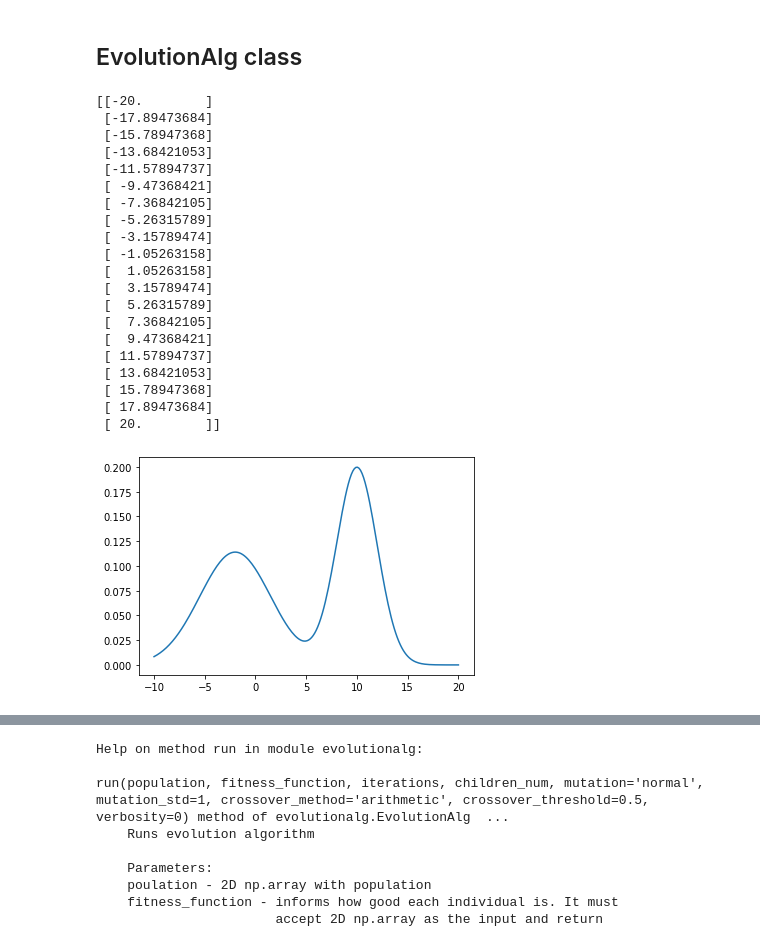
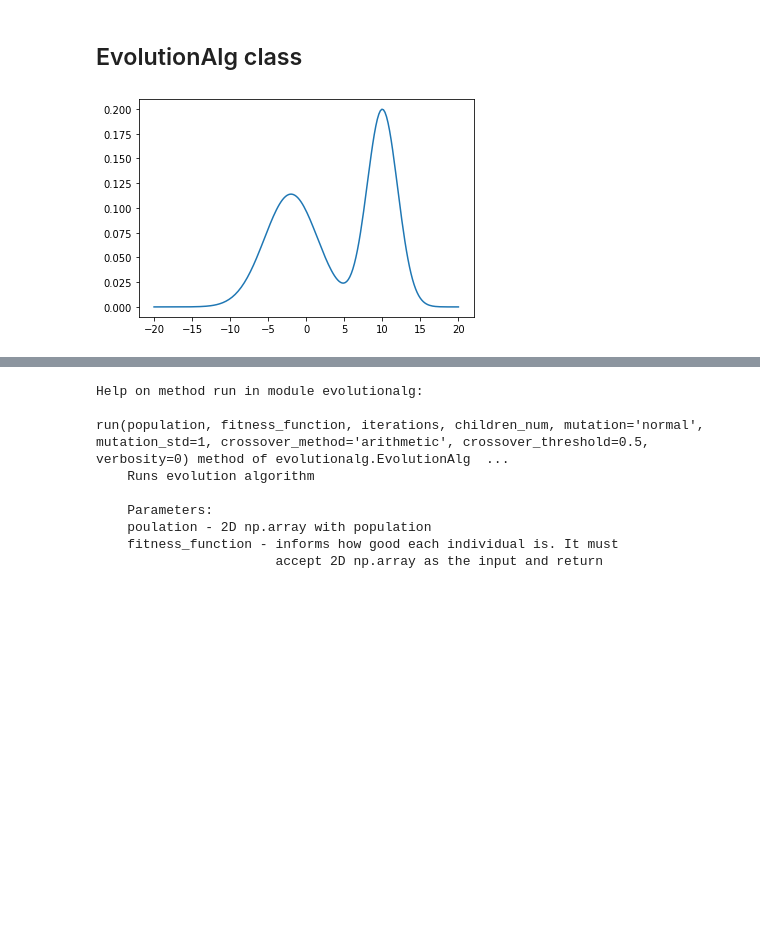
Before and after one commit to adamnapieralski/pszt-evolutionary-cauchy-searching, a Jupyter notebook: EvolutionPreview.ipynb, the cells around one changed output, grey strips where cells are left out. Saved outputs shown, nothing was run; the diff lists cells and outputs as text; code cells hidden in the pictures; blank space fills up the shorter version.

```diff
--- a/EvolutionPreview.ipynb
+++ b/EvolutionPreview.ipynb
@@ -40,33 +43,13 @@ def fitness4(population):
 # %%
 k = 50
 # x = np.linspace(0.5, 6, k).reshape((k,1))
 # x = np.linspace(-10, 6, k).reshape((k,1))
-x = np.linspace(-10, 20, 200)
+x = np.linspace(-20, 20, 200)
 plt.plot(x, two_gauss(x))
 
 population4 = np.linspace(-20, 20, 20).reshape((20, 1))
 # %% [output]
-[[-20.        ]
- [-17.89473684]
- [-15.78947368]
- [-13.68421053]
- [-11.57894737]
- [ -9.47368421]
- [ -7.36842105]
- [ -5.26315789]
- [ -3.15789474]
- [ -1.05263158]
- [  1.05263158]
- [  3.15789474]
- [  5.26315789]
- [  7.36842105]
- [  9.47368421]
- [ 11.57894737]
- [ 13.68421053]
- [ 15.78947368]
- [ 17.89473684]
- [ 20.        ]]
-[figure, old version]
+[figure, new version]
 # %%
 e = EvolutionAlg()
 population = np.array([[1,2], [3,4], [3,1], [4,2], [5,3], [6,2]])
```
Also changed, not shown: parts of 18 cells of this notebook.
